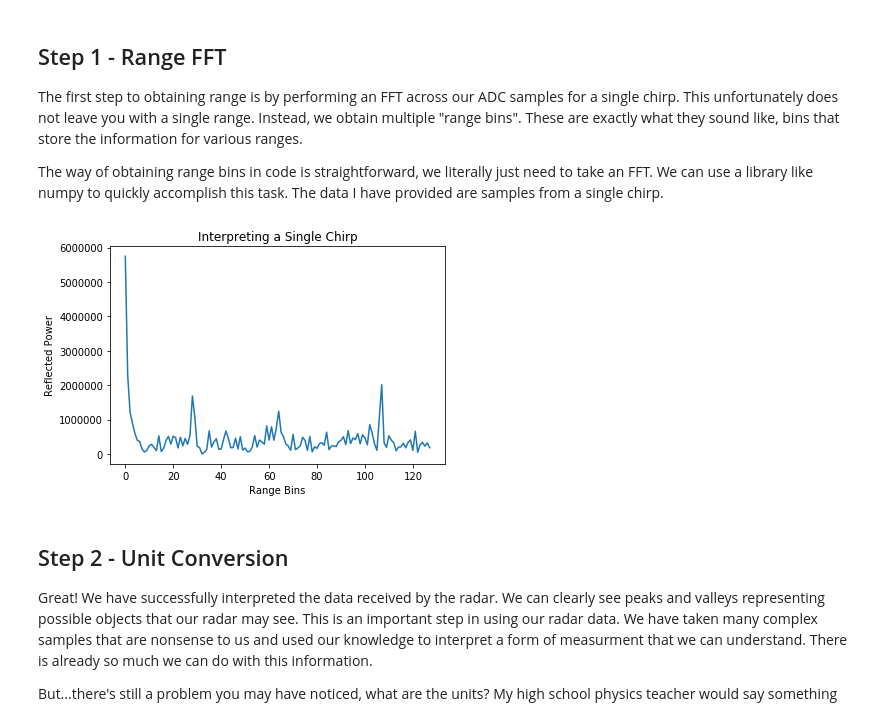
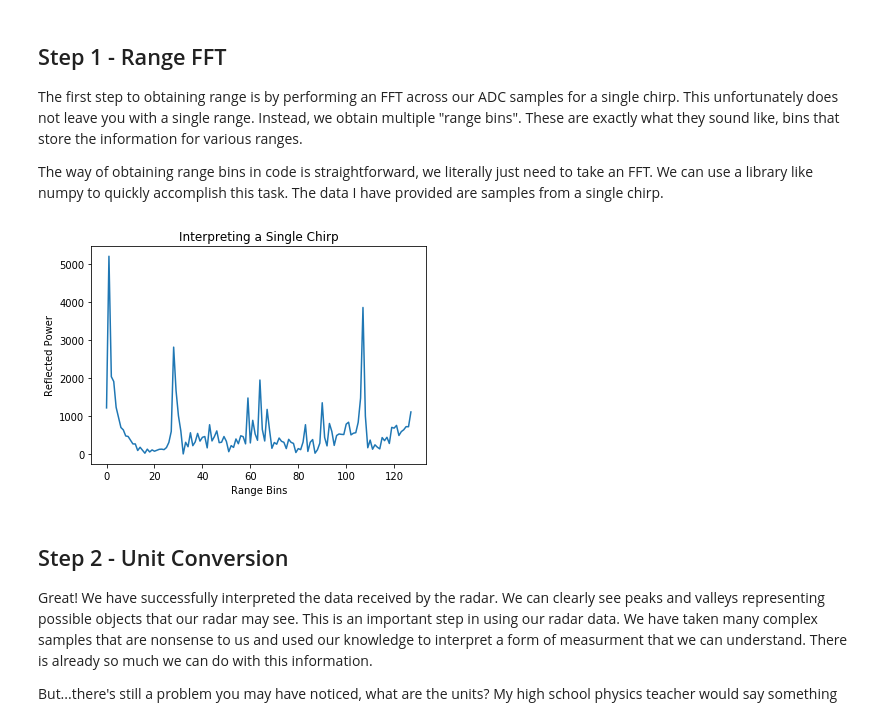
Before and after one commit to PreSenseRadar/OpenRadar, a Jupyter notebook: Presense Applied Radar/basics/Range - COMPLETED.ipynb, the cells around one changed output. Drawn from its saved outputs; the diff is of its cells as text; code cells hidden in the pictures.

Commit message:
Casted to signed ints

```diff
--- a/Presense Applied Radar/basics/Range - COMPLETED.ipynb
+++ b/Presense Applied Radar/basics/Range - COMPLETED.ipynb
@@ -43,18 +43,22 @@ The way of obtaining range bins in code is straightforward, we literally just ne
 # %%
 # Read in chirp data
 adc_samples = np.loadtxt('../assets/chirp.txt', dtype=np.complex_)
+
+# Manually cast to signed ints
+adc_samples.real = adc_samples.real.astype(np.int16)
+adc_samples.imag = adc_samples.imag.astype(np.int16)
 
 # Take a FFT across ADC samples
 range_bins = np.fft.fft(adc_samples)
 
 # Plot the magnitudes of the range bins
 plt.plot(np.abs(range_bins))
 plt.xlabel('Range Bins')
 plt.ylabel('Reflected Power')
 plt.title('Interpreting a Single Chirp')
 plt.show()
 # %% [output]
-[figure, old version]
+[figure, new version]
 # %% [markdown]
 ## Step 2 - Unit Conversion
 Great! We have successfully interpreted the data received by the radar. We can clearly see peaks and valleys representing possible objects that our radar may see. This is an important step in using our radar data. We have taken many complex samples that are nonsense to us and used our knowledge to interpret a form of measurment that we can understand. There is already so much we can do with this information.
```
Also changed, not shown: parts of 1 cell of this notebook, 5 other files.
